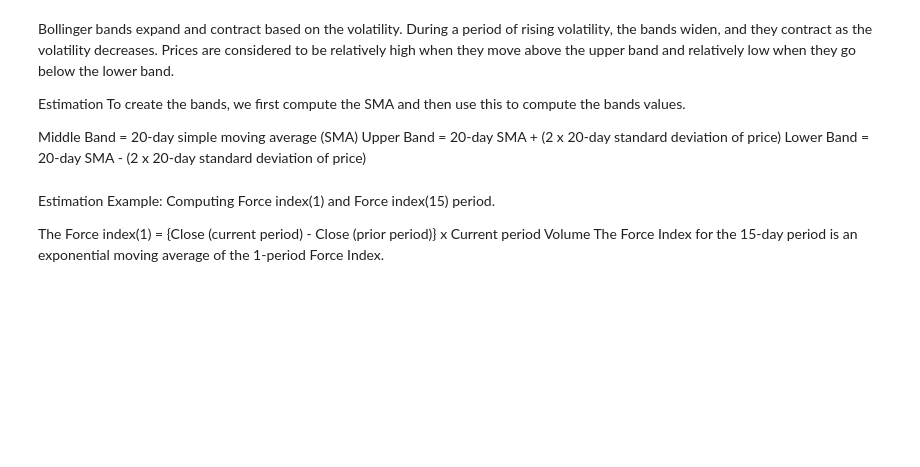
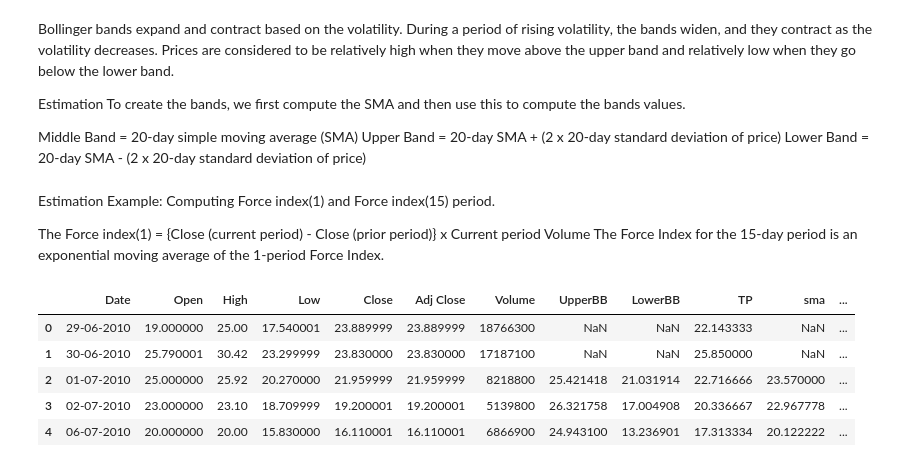
Before and after one commit to mgovindasamy/Machine-Learning-Examples, a Jupyter notebook: JPY-tax-research.ipynb, the cells around one changed output. Saved outputs shown, nothing was run; the diff lists cells and outputs as text; code cells hidden in the pictures; blank space fills up the shorter version.

```diff
--- a/JPY-tax-research.ipynb
+++ b/JPY-tax-research.ipynb
@@ -23,5 +20,6 @@ from keras.models import Sequential
 from keras.layers import Dense,LSTM,Dropout
 from download import download
 # %%
-data = pd.read_csv('https://raw.githubusercontent.com/mgovindasamy/Machine-Learning-Examples/master/Google_train_data.csv')
-data.head()
+data = pd.read_csv('https://raw.githubusercontent.com/mgovindasamy/Machine-Learning-Examples/master/tesla.csv')
+data.head
+data.info()
@@ -100,17 +113,17 @@ def EWMA(df, ndays):
  return df
 # %%
 # Rate of Change (ROC)
-def ROC(df,n):
- N = df['Close'].diff(n)
- D = df['Close'].shift(n)
+def ROC(df,ndays):
+ N = df['Close'].diff(ndays)
+ D = df['Close'].shift(ndays)
  ROC = pd.Series(N/D,name='Rate of Change')
  df = df.join(ROC)
  return df
 # %%
 # Compute the Bollinger Bands
-def BBANDS(df, n):
-    MA = df.Close.rolling(n).mean()
-    SD = df.Close.rolling(n).std()
+def BBANDS(df, ndays):
+    MA = df.Close.rolling(ndays).mean()
+    SD = df.Close.rolling(ndays).std()
     df['UpperBB'] = MA + (2 * SD)
     df['LowerBB'] = MA - (2 * SD)
     return data
@@ -120,3 +133,22 @@ def ForceIndex(df, ndays):
     FI = pd.Series(df['Close'].diff(ndays) * df['Volume'], name = 'ForceIndex')
     df = df.join(FI)
     return df
+# %%
+# Compute the 5-period Rate of Change for NIFTY
+n = 3
+# %%
+NIFTY_ROC = ROC(data,n)
+BB = BBANDS(data,n)
+EM = EWMA(data,n)
+SM = SMA(data,n)
+EV = EVM(data,n)
+CC = CCI(data,n)
+FI = ForceIndex(data,n)
+data.head()
+# %% [output]
+|  | Date | Open | High | Low | Close | Adj Close | Volume | UpperBB | LowerBB | TP | sma | ... |
+| 0 | 29-06-2010 | 19.000000 | 25.00 | 17.540001 | 23.889999 | 23.889999 | 18766300 | NaN | NaN | 22.143333 | NaN | ... |
+| 1 | 30-06-2010 | 25.790001 | 30.42 | 23.299999 | 23.830000 | 23.830000 | 17187100 | NaN | NaN | 25.850000 | NaN | ... |
+| 2 | 01-07-2010 | 25.000000 | 25.92 | 20.270000 | 21.959999 | 21.959999 | 8218800 | 25.421418 | 21.031914 | 22.716666 | 23.570000 | ... |
+| 3 | 02-07-2010 | 23.000000 | 23.10 | 18.709999 | 19.200001 | 19.200001 | 5139800 | 26.321758 | 17.004908 | 20.336667 | 22.967778 | ... |
+| 4 | 06-07-2010 | 20.000000 | 20.00 | 15.830000 | 16.110001 | 16.110001 | 6866900 | 24.943100 | 13.236901 | 17.313334 | 20.122222 | ... |
```
Also changed, not shown: parts of 17 cells of this notebook.
